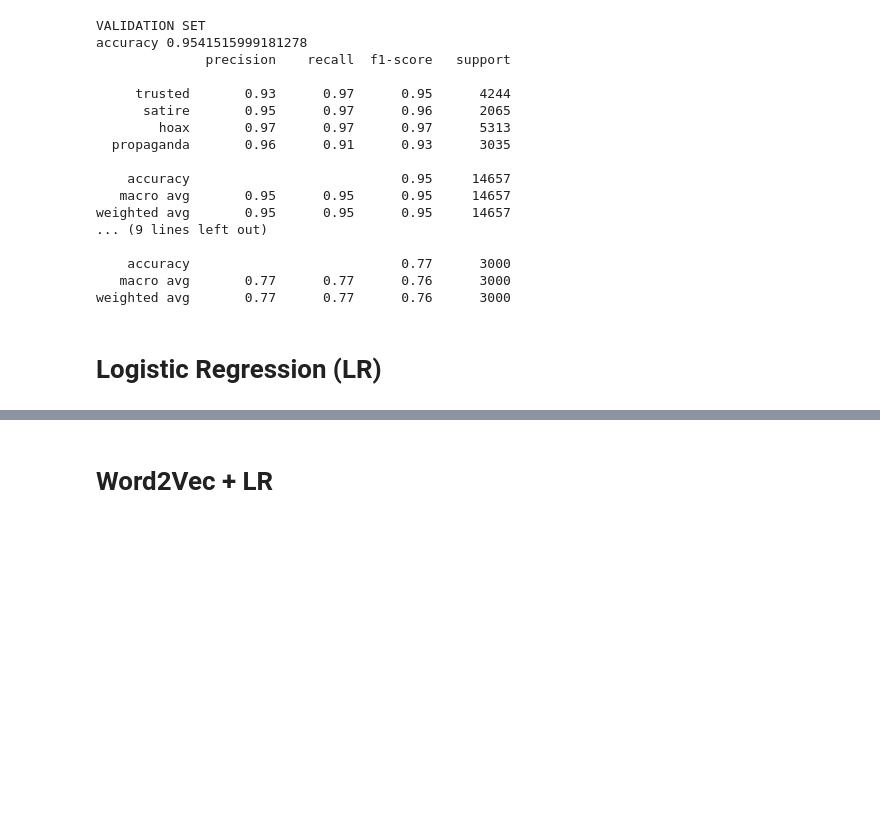
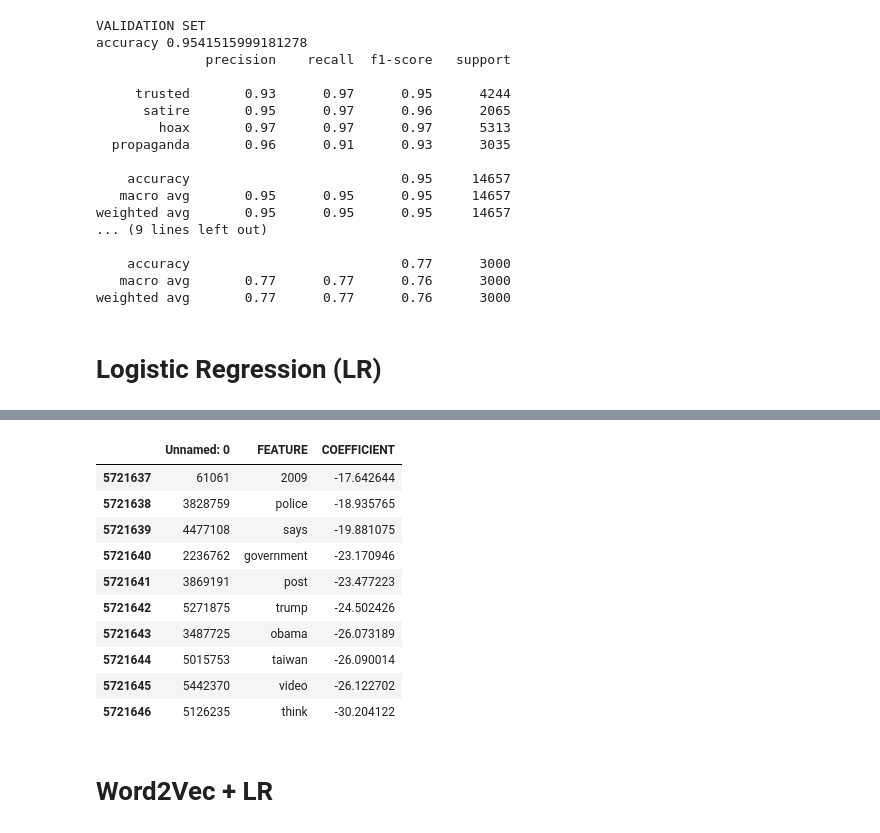
Before and after one commit to maxxyh/fake-news-prediction, a Jupyter notebook: simple_bow_classifier.ipynb, the cells around one changed output, grey strips where cells are left out. Drawn from its saved outputs; the diff is of its cells as text; code cells hidden in the pictures; blank space fills up the shorter version.

```diff
--- a/simple_bow_classifier.ipynb
+++ b/simple_bow_classifier.ipynb
@@ -215,3 +346,17 @@ KeyboardInterrupt:
+# %%
+label_features.tail(10)
+# %% [output]
+|  | Unnamed: 0 | FEATURE | COEFFICIENT |
+| 5721637 | 61061 | 2009 | -17.642644 |
+| 5721638 | 3828759 | police | -18.935765 |
+| 5721639 | 4477108 | says | -19.881075 |
+| 5721640 | 2236762 | government | -23.170946 |
+| 5721641 | 3869191 | post | -23.477223 |
+| 5721642 | 5271875 | trump | -24.502426 |
+| 5721643 | 3487725 | obama | -26.073189 |
+| 5721644 | 5015753 | taiwan | -26.090014 |
+| 5721645 | 5442370 | video | -26.122702 |
+| 5721646 | 5126235 | think | -30.204122 |
 # %% [markdown]
 # Word2Vec + LR
 # %%
```
Also changed, not shown: parts of 17 cells of this notebook, 5 other files.
